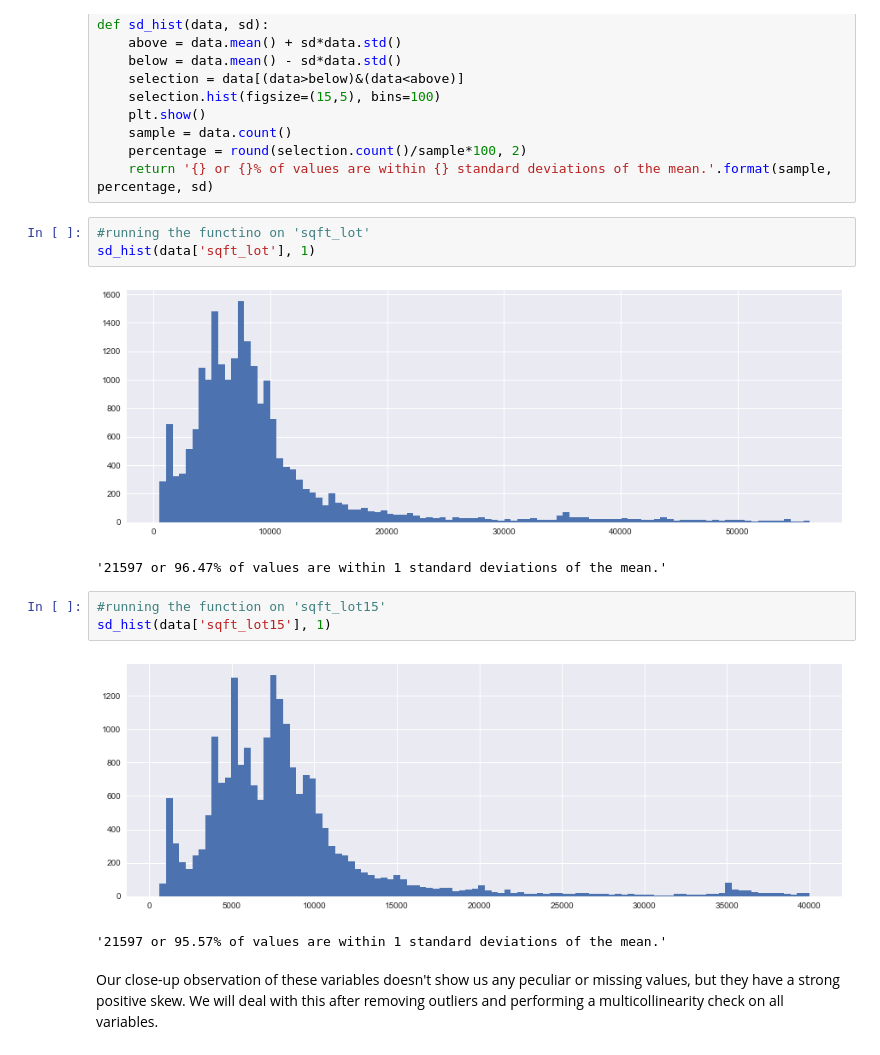
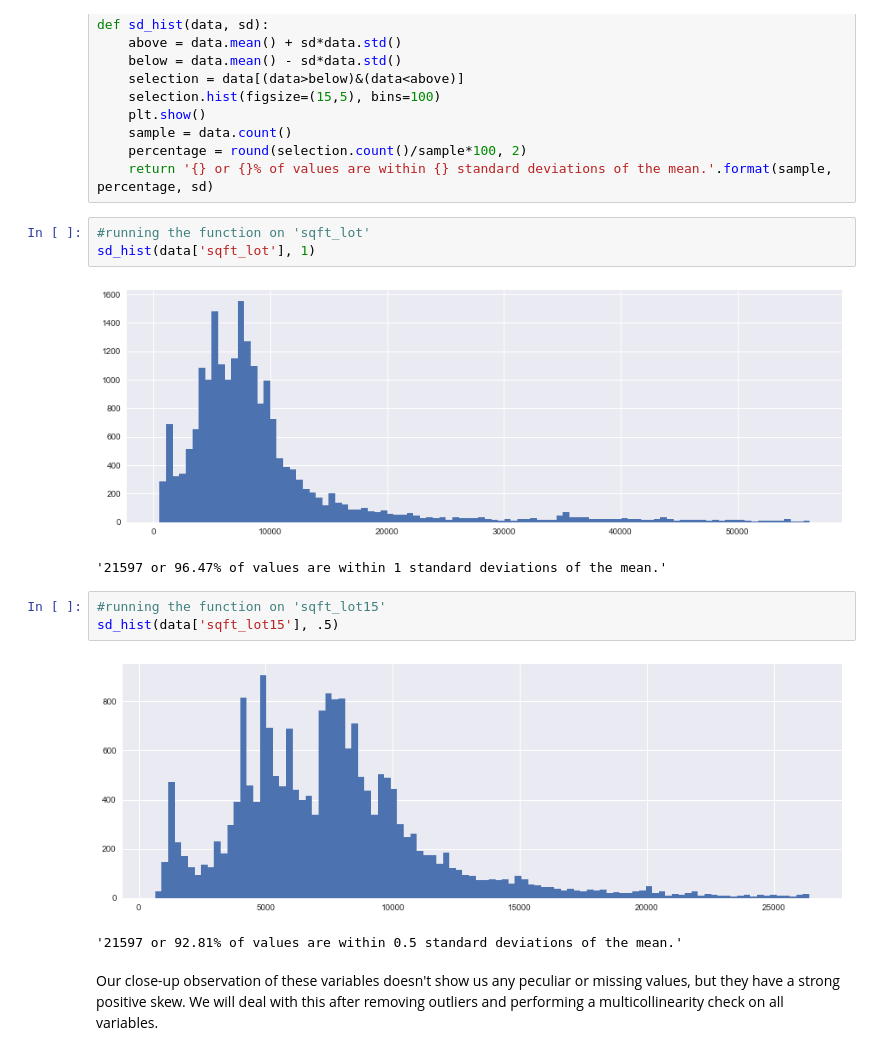
Before and after one commit to partytax/dsc-1-final-project-online-ds-pt-112618, a Jupyter notebook: student.ipynb, the cells around one changed output. Saved outputs shown, nothing was run; the diff lists cells and outputs as text.

```diff
--- a/student.ipynb
+++ b/student.ipynb
@@ -430,17 +414,17 @@ def sd_hist(data, sd):
     percentage = round(selection.count()/sample*100, 2)
     return '{} or {}% of values are within {} standard deviations of the mean.'.format(sample, percentage, sd)
 # %%
-#running the functino on 'sqft_lot'
+#running the function on 'sqft_lot'
 sd_hist(data['sqft_lot'], 1)
 # %% [output]
 [figure]
 '21597 or 96.47% of values are within 1 standard deviations of the mean.'
 # %%
 #running the function on 'sqft_lot15'
-sd_hist(data['sqft_lot15'], 1)
+sd_hist(data['sqft_lot15'], .5)
 # %% [output]
-[figure, old version]
+[figure, new version]
-'21597 or 95.57% of values are within 1 standard deviations of the mean.'
+'21597 or 92.81% of values are within 0.5 standard deviations of the mean.'
 # %% [markdown]
 Our close-up observation of these variables doesn't show us any peculiar or missing values, but they have a strong positive skew. We will deal with this after removing outliers and performing a multicollinearity check on all variables.
 # %% [markdown]
```
Also changed, not shown: parts of 5 cells of this notebook, 1 other file.
